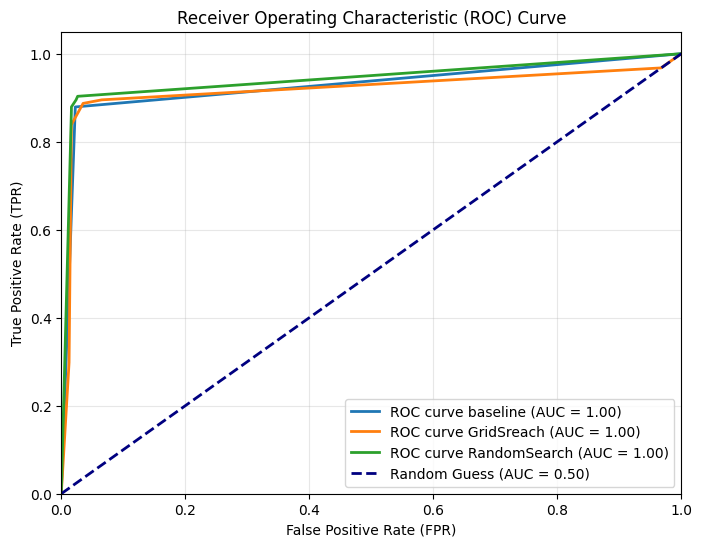
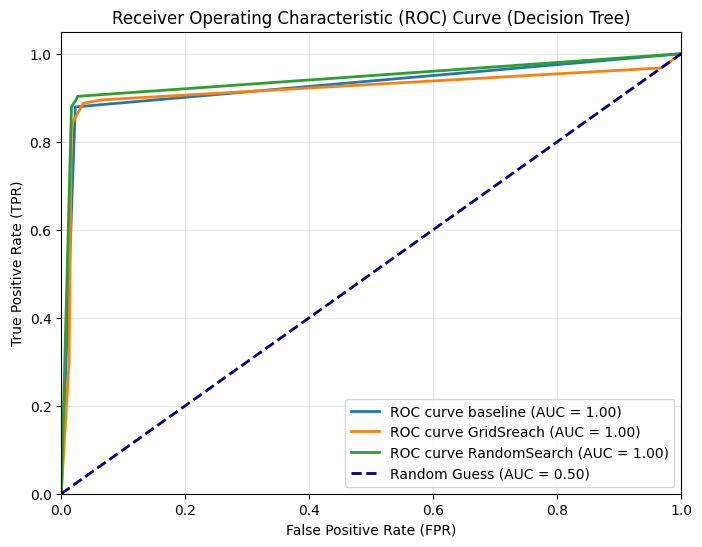
The notebook cell's code change between the first figure and the second:
--- before
+++ after
@@ -28,6 +28,7 @@
 plt.xlabel('False Positive Rate (FPR)')
 plt.ylabel('True Positive Rate (TPR)')
-plt.title('Receiver Operating Characteristic (ROC) Curve')
+plt.title('Receiver Operating Characteristic (ROC) Curve (Decision Tree)')
 plt.legend(loc="lower right")
 plt.grid(True, alpha=0.3)
+plt.savefig('figure/roc_curve.png',dpi=300)
 plt.show()

Commit: figure added